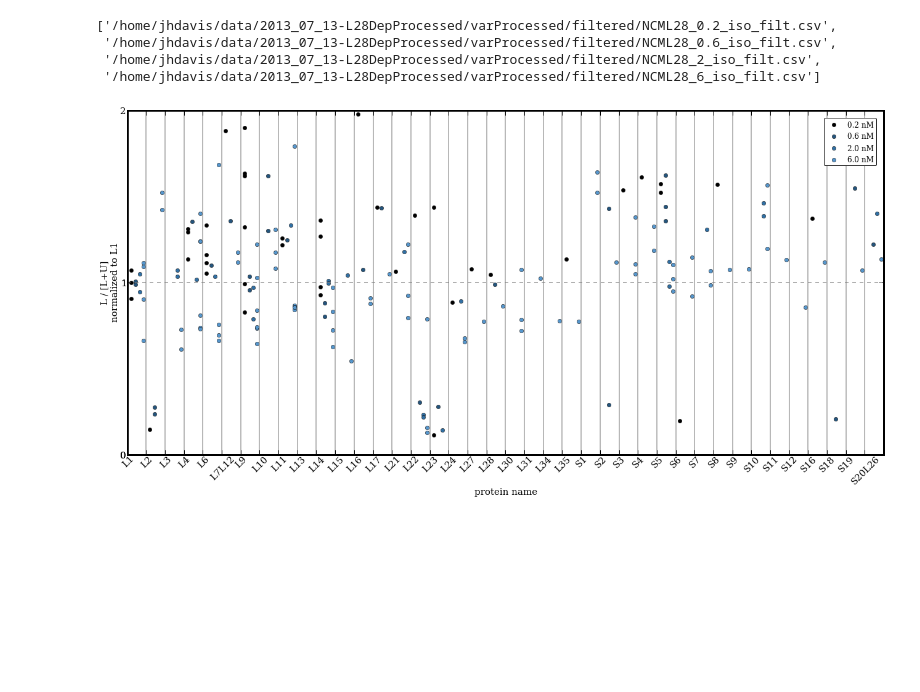
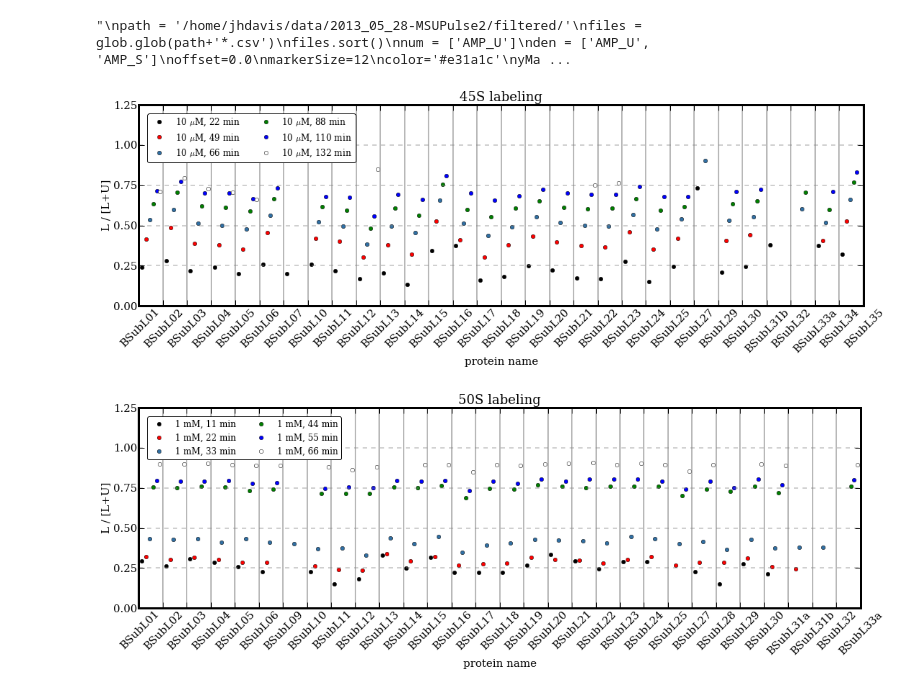
Before and after one commit to joeydavis/iPyNBs, a Jupyter notebook: PlotIsoCSVs.ipynb, the cells around one changed output. Cells and saved outputs as stored; diff of their text form; code cells hidden in the pictures; blank space fills up the shorter version.

```diff
--- a/PlotIsoCSVs.ipynb
+++ b/PlotIsoCSVs.ipynb
@@ -9,19 +46,20 @@ import matplotlib.pyplot as plt
 # %%
-path = '/home/jhdavis/data/2013_07_13-L28DepProcessed/varProcessed/filtered/'
+#path = '/home/jhdavis/data/2013_07_27-MSUABCD/filtered2/'
+'''
+path = '/home/jhdavis/data/2013_05_28-MSUPulse2/filtered/'
 files = glob.glob(path+'*.csv')
 files.sort()
-num = ['AMP_L']
+num = ['AMP_U']
 den = ['AMP_U', 'AMP_S']
 offset=0.0
 markerSize=12
 color='#e31a1c'
 yMax = 1.5
+files = [files[3], files[0], files[1], files[2]]
 files
+'''
 # %% [output]
-['/home/jhdavis/data/2013_07_13-L28DepProcessed/varProcessed/filtered/NCML28_0.2_iso_filt.csv',
- '/home/jhdavis/data/2013_07_13-L28DepProcessed/varProcessed/filtered/NCML28_0.6_iso_filt.csv',
- '/home/jhdavis/data/2013_07_13-L28DepProcessed/varProcessed/filtered/NCML28_2_iso_filt.csv',
- '/home/jhdavis/data/2013_07_13-L28DepProcessed/varProcessed/filtered/NCML28_6_iso_filt.csv']
+"\npath = '/home/jhdavis/data/2013_05_28-MSUPulse2/filtered/'\nfiles = glob.glob(path+'*.csv')\nfiles.sort()\nnum = ['AMP_U']\nden = ['AMP_U', 'AMP_S']\noffset=0.0\nmarkerSize=12\ncolor='#e31a1c'\nyMa ...
 # %%
 scale = 12
 defaultFont = {'family' : 'serif',
@@ -68,12 +106,24 @@ matplotlib.rc('axes', linewidth=3)
 ##AXISNAME.yaxis.set_ticks_position('left')
 ##AXISNAME.xaxis.labelpad = 2
 # %%
-a = vizLib.makePlotWithFileList(files, num, den, AllProteins=None, normProtein='L1', yMax=2, colors=['black', '#25557d', '#3170a4', '#5696cc'],
-                                names=['0.2 nM', '0.6 nM', '2.0 nM', '6.0 nM'], figSize=(22,10), median=False)
+a = vizLib.makePlotWithFileList(names10, num, den, AllProteins=None, yMax=1.25, colors=['black', 'red', '#3170a4', 'green', 'blue', 'white'],
+                                names=labels10, figSize=(18,5), median=True)
 a.set_xlabel('protein name')
-a.set_ylabel('L / [L+U]\nnormalized to L1', multialignment = 'center')
-a.legend()
-plt.savefig(path+'hslDependenceL28WholeCell.png')
-plt.savefig(path+'hslDependenceL28WholeCell.pdf')
+a.set_ylabel('L / [L+U]', multialignment = 'center')
+a.set_xlim([1,31])
+a.legend(loc='upper left', ncol=2)
+a.set_title('45S labeling')
+plt.savefig('/home/jhdavis/45S.png')
 # %% [output]
-[figure, old version]
+[figure, new version]
+# %%
+a = vizLib.makePlotWithFileList(names1000, num, den, AllProteins=None, yMax=1.25, colors=['black', 'red', '#3170a4', 'green', 'blue', 'white'],
+                                names=labels1000, figSize=(18,5), median=True)
+a.set_xlabel('protein name')
+a.set_ylabel('L / [L+U]', multialignment = 'center')
+a.set_xlim([1,31])
+a.legend(loc='upper left', ncol=2)
+a.set_title('50S labeling')
+plt.savefig('/home/jhdavis/50S.png')
+# %% [output]
+[figure, added]
```
Also changed, not shown: parts of 4 cells of this notebook, 1 other file.
